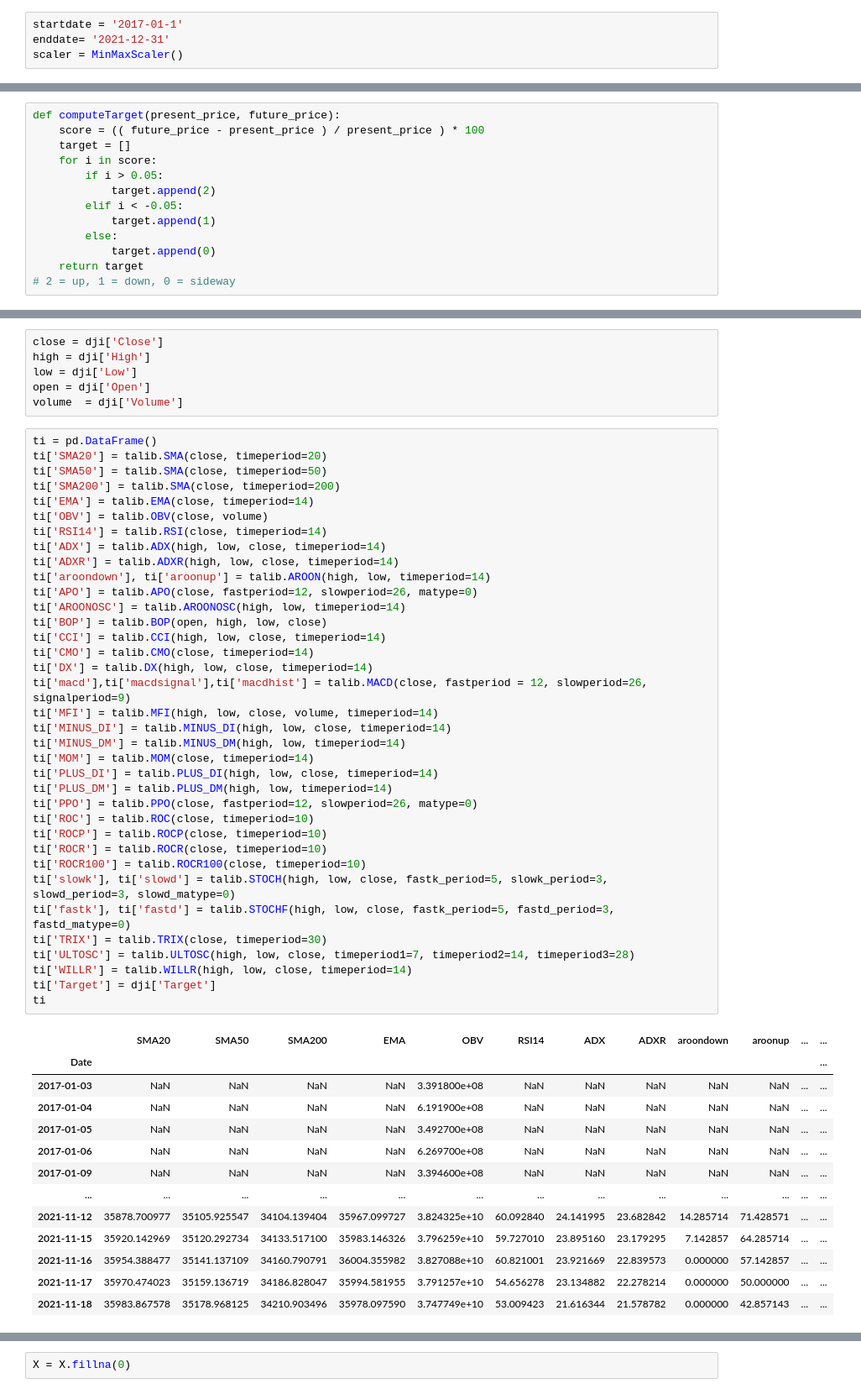
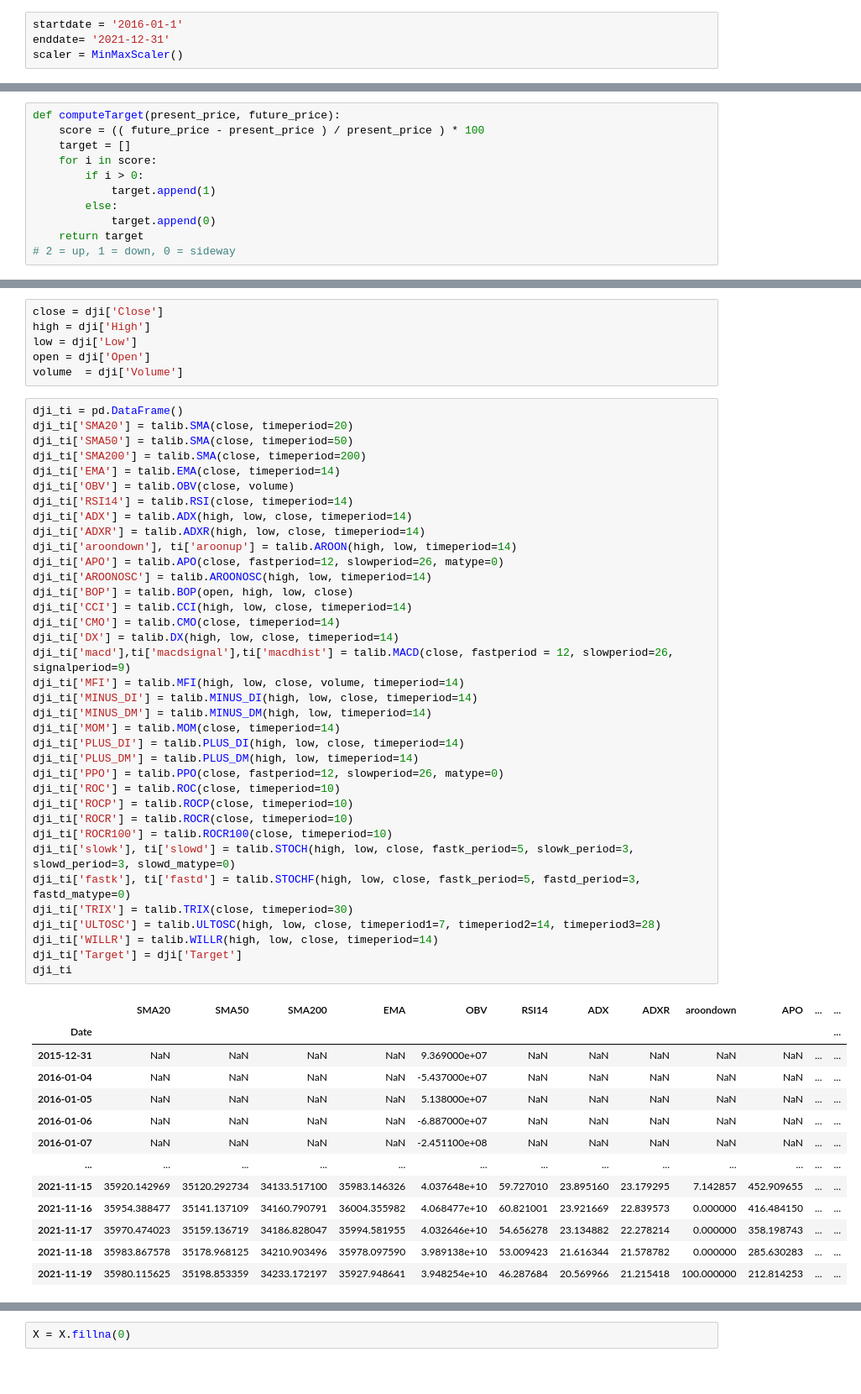
Before and after one commit to pro10150/stock-prediction, a Jupyter notebook: stock-prediction.ipynb, the cells around one changed output, grey strips where cells are left out. Shown at 84% size. Saved outputs shown, nothing was run; the diff lists cells and outputs as text.

```diff
--- a/stock-prediction.ipynb
+++ b/stock-prediction.ipynb
@@ -14,5 +13,5 @@ from sklearn.linear_model import LinearRegression
 # %%
-startdate = '2017-01-1'
+startdate = '2016-01-1'
 enddate= '2021-12-31'
 scaler = MinMaxScaler()
 # %%
@@ -47,9 +50,7 @@ def computeTarget(present_price, future_price):
     score = (( future_price - present_price ) / present_price ) * 100
     target = []
     for i in score:
-        if i > 0.05:
-            target.append(2)
-        elif i < -0.05:
+        if i > 0:
             target.append(1)
         else:
             target.append(0)
@@ -91,52 +69,52 @@ low = dji['Low']
 open = dji['Open']
 volume  = dji['Volume']
 # %%
-ti = pd.DataFrame()
-ti['SMA20'] = talib.SMA(close, timeperiod=20)
-ti['SMA50'] = talib.SMA(close, timeperiod=50)
-ti['SMA200'] = talib.SMA(close, timeperiod=200)
-ti['EMA'] = talib.EMA(close, timeperiod=14)
-ti['OBV'] = talib.OBV(close, volume)
-ti['RSI14'] = talib.RSI(close, timeperiod=14)
-ti['ADX'] = talib.ADX(high, low, close, timeperiod=14)
-ti['ADXR'] = talib.ADXR(high, low, close, timeperiod=14)
-ti['aroondown'], ti['aroonup'] = talib.AROON(high, low, timeperiod=14)
-ti['APO'] = talib.APO(close, fastperiod=12, slowperiod=26, matype=0)
-ti['AROONOSC'] = talib.AROONOSC(high, low, timeperiod=14)
-ti['BOP'] = talib.BOP(open, high, low, close)
-ti['CCI'] = talib.CCI(high, low, close, timeperiod=14)
-ti['CMO'] = talib.CMO(close, timeperiod=14)
-ti['DX'] = talib.DX(high, low, close, timeperiod=14)
-ti['macd'],ti['macdsignal'],ti['macdhist'] = talib.MACD(close, fastperiod = 12, slowperiod=26, signalperiod=9)
-ti['MFI'] = talib.MFI(high, low, close, volume, timeperiod=14)
-ti['MINUS_DI'] = talib.MINUS_DI(high, low, close, timeperiod=14)
-ti['MINUS_DM'] = talib.MINUS_DM(high, low, timeperiod=14)
-ti['MOM'] = talib.MOM(close, timeperiod=14)
-ti['PLUS_DI'] = talib.PLUS_DI(high, low, close, timeperiod=14)
-ti['PLUS_DM'] = talib.PLUS_DM(high, low, timeperiod=14)
-ti['PPO'] = talib.PPO(close, fastperiod=12, slowperiod=26, matype=0)
-ti['ROC'] = talib.ROC(close, timeperiod=10)
-ti['ROCP'] = talib.ROCP(close, timeperiod=10)
-ti['ROCR'] = talib.ROCR(close, timeperiod=10)
-ti['ROCR100'] = talib.ROCR100(close, timeperiod=10)
-ti['slowk'], ti['slowd'] = talib.STOCH(high, low, close, fastk_period=5, slowk_period=3, slowd_period=3, slowd_matype=0)
-ti['fastk'], ti['fastd'] = talib.STOCHF(high, low, close, fastk_period=5, fastd_period=3, fastd_matype=0)
-ti['TRIX'] = talib.TRIX(close, timeperiod=30)
-ti['ULTOSC'] = talib.ULTOSC(high, low, close, timeperiod1=7, timeperiod2=14, timeperiod3=28)
-ti['WILLR'] = talib.WILLR(high, low, close, timeperiod=14)
-ti['Target'] = dji['Target']
-ti
+dji_ti = pd.DataFrame()
+dji_ti['SMA20'] = talib.SMA(close, timeperiod=20)
+dji_ti['SMA50'] = talib.SMA(close, timeperiod=50)
+dji_ti['SMA200'] = talib.SMA(close, timeperiod=200)
+dji_ti['EMA'] = talib.EMA(close, timeperiod=14)
+dji_ti['OBV'] = talib.OBV(close, volume)
+dji_ti['RSI14'] = talib.RSI(close, timeperiod=14)
+dji_ti['ADX'] = talib.ADX(high, low, close, timeperiod=14)
+dji_ti['ADXR'] = talib.ADXR(high, low, close, timeperiod=14)
+dji_ti['aroondown'], ti['aroonup'] = talib.AROON(high, low, timeperiod=14)
+dji_ti['APO'] = talib.APO(close, fastperiod=12, slowperiod=26, matype=0)
+dji_ti['AROONOSC'] = talib.AROONOSC(high, low, timeperiod=14)
+dji_ti['BOP'] = talib.BOP(open, high, low, close)
+dji_ti['CCI'] = talib.CCI(high, low, close, timeperiod=14)
+dji_ti['CMO'] = talib.CMO(close, timeperiod=14)
+dji_ti['DX'] = talib.DX(high, low, close, timeperiod=14)
+dji_ti['macd'],ti['macdsignal'],ti['macdhist'] = talib.MACD(close, fastperiod = 12, slowperiod=26, signalperiod=9)
+dji_ti['MFI'] = talib.MFI(high, low, close, volume, timeperiod=14)
+dji_ti['MINUS_DI'] = talib.MINUS_DI(high, low, close, timeperiod=14)
+dji_ti['MINUS_DM'] = talib.MINUS_DM(high, low, timeperiod=14)
+dji_ti['MOM'] = talib.MOM(close, timeperiod=14)
+dji_ti['PLUS_DI'] = talib.PLUS_DI(high, low, close, timeperiod=14)
+dji_ti['PLUS_DM'] = talib.PLUS_DM(high, low, timeperiod=14)
+dji_ti['PPO'] = talib.PPO(close, fastperiod=12, slowperiod=26, matype=0)
+dji_ti['ROC'] = talib.ROC(close, timeperiod=10)
+dji_ti['ROCP'] = talib.ROCP(close, timeperiod=10)
+dji_ti['ROCR'] = talib.ROCR(close, timeperiod=10)
+dji_ti['ROCR100'] = talib.ROCR100(close, timeperiod=10)
+dji_ti['slowk'], ti['slowd'] = talib.STOCH(high, low, close, fastk_period=5, slowk_period=3, slowd_period=3, slowd_matype=0)
+dji_ti['fastk'], ti['fastd'] = talib.STOCHF(high, low, close, fastk_period=5, fastd_period=3, fastd_matype=0)
+dji_ti['TRIX'] = talib.TRIX(close, timeperiod=30)
+dji_ti['ULTOSC'] = talib.ULTOSC(high, low, close, timeperiod1=7, timeperiod2=14, timeperiod3=28)
+dji_ti['WILLR'] = talib.WILLR(high, low, close, timeperiod=14)
+dji_ti['Target'] = dji['Target']
+dji_ti
 # %% [output]
-|  | SMA20 | SMA50 | SMA200 | EMA | OBV | RSI14 | ADX | ADXR | aroondown | aroonup | ... | ... |
+|  | SMA20 | SMA50 | SMA200 | EMA | OBV | RSI14 | ADX | ADXR | aroondown | APO | ... | ... |
 | Date |  |  |  |  |  |  |  |  |  |  |  | ... |
-| 2017-01-03 | NaN | NaN | NaN | NaN | 3.391800e+08 | NaN | NaN | NaN | NaN | NaN | ... | ... |
-| 2017-01-04 | NaN | NaN | NaN | NaN | 6.191900e+08 | NaN | NaN | NaN | NaN | NaN | ... | ... |
-| 2017-01-05 | NaN | NaN | NaN | NaN | 3.492700e+08 | NaN | NaN | NaN | NaN | NaN | ... | ... |
-| 2017-01-06 | NaN | NaN | NaN | NaN | 6.269700e+08 | NaN | NaN | NaN | NaN | NaN | ... | ... |
-| 2017-01-09 | NaN | NaN | NaN | NaN | 3.394600e+08 | NaN | NaN | NaN | NaN | NaN | ... | ... |
+| 2015-12-31 | NaN | NaN | NaN | NaN | 9.369000e+07 | NaN | NaN | NaN | NaN | NaN | ... | ... |
+| 2016-01-04 | NaN | NaN | NaN | NaN | -5.437000e+07 | NaN | NaN | NaN | NaN | NaN | ... | ... |
+| 2016-01-05 | NaN | NaN | NaN | NaN | 5.138000e+07 | NaN | NaN | NaN | NaN | NaN | ... | ... |
+| 2016-01-06 | NaN | NaN | NaN | NaN | -6.887000e+07 | NaN | NaN | NaN | NaN | NaN | ... | ... |
+| 2016-01-07 | NaN | NaN | NaN | NaN | -2.451100e+08 | NaN | NaN | NaN | NaN | NaN | ... | ... |
 | ... | ... | ... | ... | ... | ... | ... | ... | ... | ... | ... | ... | ... |
-| 2021-11-12 | 35878.700977 | 35105.925547 | 34104.139404 | 35967.099727 | 3.824325e+10 | 60.092840 | 24.141995 | 23.682842 | 14.285714 | 71.428571 | ... | ... |
-| 2021-11-15 | 35920.142969 | 35120.292734 | 34133.517100 | 35983.146326 | 3.796259e+10 | 59.727010 | 23.895160 | 23.179295 | 7.142857 | 64.285714 | ... | ... |
-| 2021-11-16 | 35954.388477 | 35141.137109 | 34160.790791 | 36004.355982 | 3.827088e+10 | 60.821001 | 23.921669 | 22.839573 | 0.000000 | 57.142857 | ... | ... |
-| 2021-11-17 | 35970.474023 | 35159.136719 | 34186.828047 | 35994.581955 | 3.791257e+10 | 54.656278 | 23.134882 | 22.278214 | 0.000000 | 50.000000 | ... | ... |
-| 2021-11-18 | 35983.867578 | 35178.968125 | 34210.903496 | 35978.097590 | 3.747749e+10 | 53.009423 | 21.616344 | 21.578782 | 0.000000 | 42.857143 | ... | ... |
+| 2021-11-15 | 35920.142969 | 35120.292734 | 34133.517100 | 35983.146326 | 4.037648e+10 | 59.727010 | 23.895160 | 23.179295 | 7.142857 | 452.909655 | ... | ... |
+| 2021-11-16 | 35954.388477 | 35141.137109 | 34160.790791 | 36004.355982 | 4.068477e+10 | 60.821001 | 23.921669 | 22.839573 | 0.000000 | 416.484150 | ... | ... |
+| 2021-11-17 | 35970.474023 | 35159.136719 | 34186.828047 | 35994.581955 | 4.032646e+10 | 54.656278 | 23.134882 | 22.278214 | 0.000000 | 358.198743 | ... | ... |
+| 2021-11-18 | 35983.867578 | 35178.968125 | 34210.903496 | 35978.097590 | 3.989138e+10 | 53.009423 | 21.616344 | 21.578782 | 0.000000 | 285.630283 | ... | ... |
+| 2021-11-19 | 35980.115625 | 35198.853359 | 34233.172197 | 35927.948641 | 3.948254e+10 | 46.287684 | 20.569966 | 21.215418 | 100.000000 | 212.814253 | ... | ... |
```
Also changed, not shown: parts of 52 cells of this notebook.
